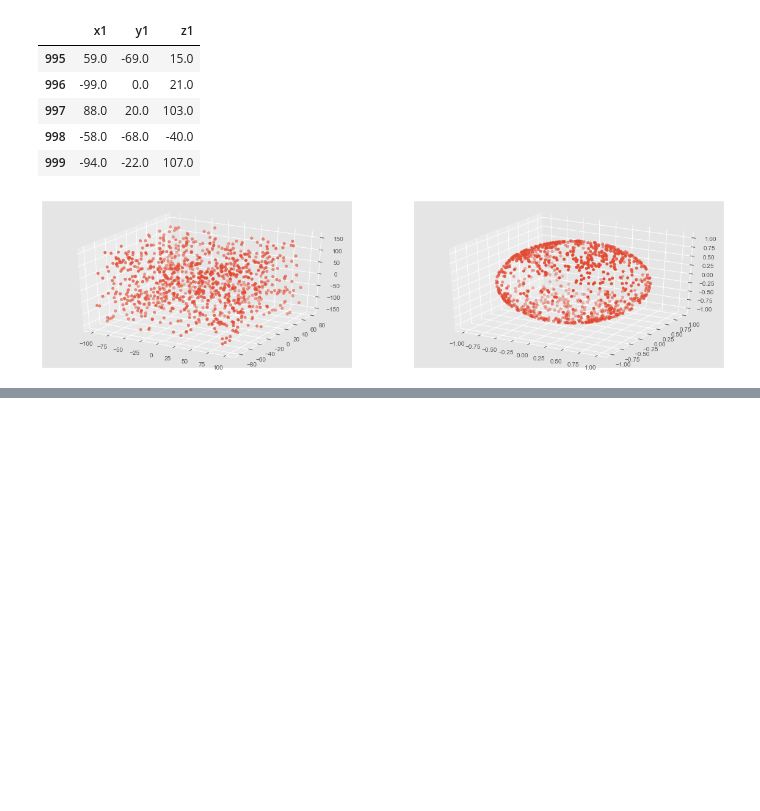
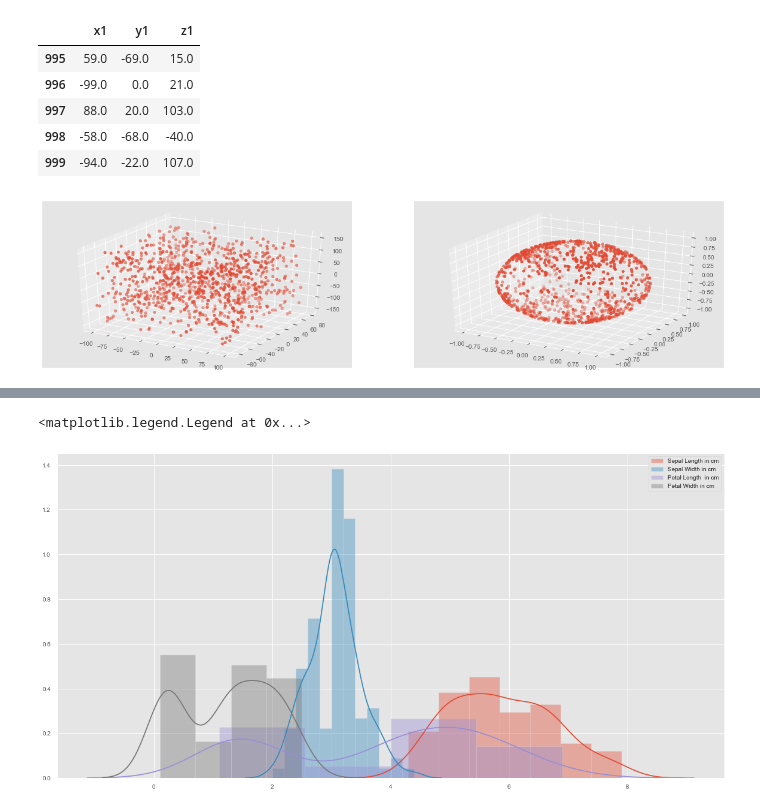
Before and after one commit to reddyprasade/Machine-Learning-with-Scikit-Learn-Python-3.x, a Jupyter notebook: Feature_Scaling/ML0101EN-13-Features_Scaling_Sklearn.ipynb, the cells around one changed output, grey strips where cells are left out. Saved outputs shown, nothing was run; the diff lists cells and outputs as text; code cells hidden in the pictures; blank space fills up the shorter version.

```diff
--- a/Feature_Scaling/ML0101EN-13-Features_Scaling_Sklearn.ipynb
+++ b/Feature_Scaling/ML0101EN-13-Features_Scaling_Sklearn.ipynb
@@ -326,0 +353,10 @@ Note that the points are all brought within a sphere that is at most 1 away from
+# %%
+plt.figure(figsize=(20,10))
+sns.distplot(X_train[:,0],kde=True,label="Sepal Length in cm")  # Sepal Length
+sns.distplot(X_train[:,1],kde=True,label="Sepal Width in cm")  # Sepal Width
+sns.distplot(X_train[:,2],kde=True,label="Petal Length  in cm")  # Petal Length
+sns.distplot(X_train[:,3],kde=True,label="Petal Width in cm")  # Petal Width
+plt.legend()
+# %% [output]
+<matplotlib.legend.Legend at 0x...>
+[figure, added]
```
Also changed, not shown: parts of 47 cells of this notebook.
